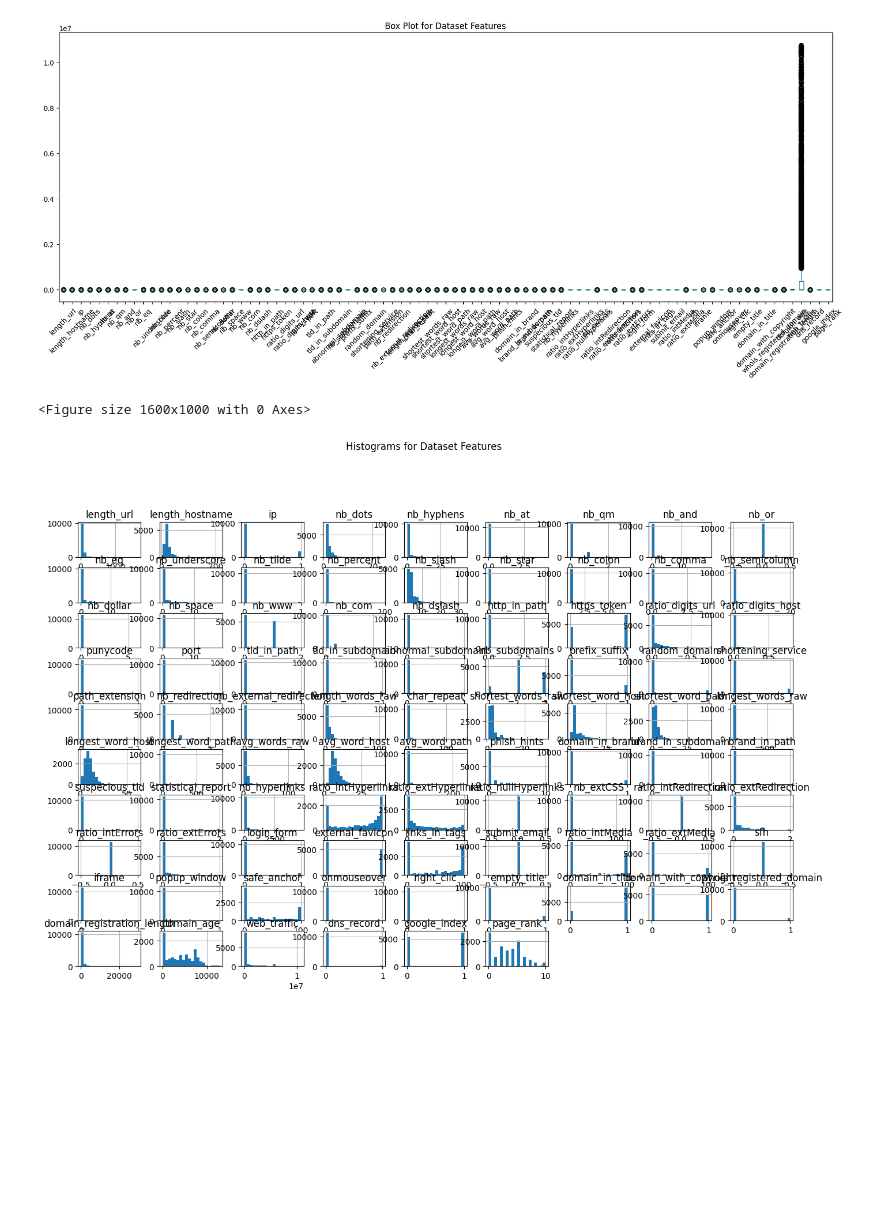
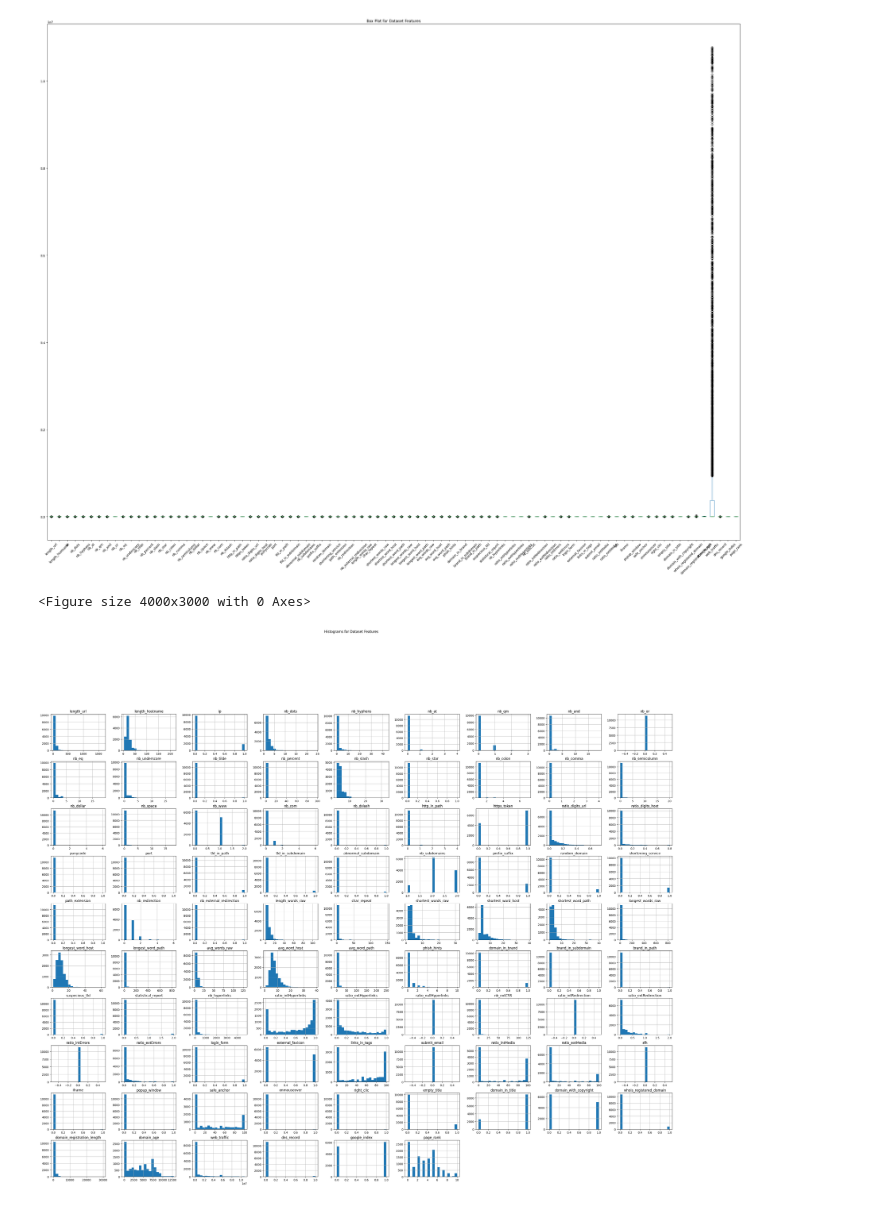
Before and after one commit to akshaychouke/Machine-Learning-for-Cyber-Security, a Jupyter notebook: Dataset_Visulization/D2.ipynb, the cells around one changed output. Cells and saved outputs as stored; diff of their text form; code cells hidden in the pictures; blank space fills up the shorter version.

```diff
--- a/Dataset_Visulization/D2.ipynb
+++ b/Dataset_Visulization/D2.ipynb
@@ -7,22 +7,22 @@ import matplotlib.pyplot as plt
 data = pd.read_csv("../Dataset2.csv")
 # %%
 # Box Plot for all features
-plt.figure(figsize=(20, 7))
+plt.figure(figsize=(40, 30))
 data.boxplot(grid=False)
 plt.title("Box Plot for Dataset Features")
 plt.xticks(rotation=45)
 plt.show()
 # %% [output]
-[figure, old version]
+[figure, new version]
 # %%
 # Histograms for all features
-plt.figure(figsize=(16, 10))
-data.hist(bins=20, figsize=(16, 10))
+plt.figure(figsize=(40, 30))
+data.hist(bins=20, figsize=(40, 30))
 plt.suptitle("Histograms for Dataset Features", y=1.02)
 plt.show()
 # %% [output]
-<Figure size 1600x1000 with 0 Axes>
+<Figure size 4000x3000 with 0 Axes>
-[figure, old version]
+[figure, new version]
 # %%
 # Scatter Matrix for a subset of features (adjust as needed)
 from pandas.plotting import scatter_matrix
```
Also changed, not shown: parts of 1 cell of this notebook, 3 other files.
